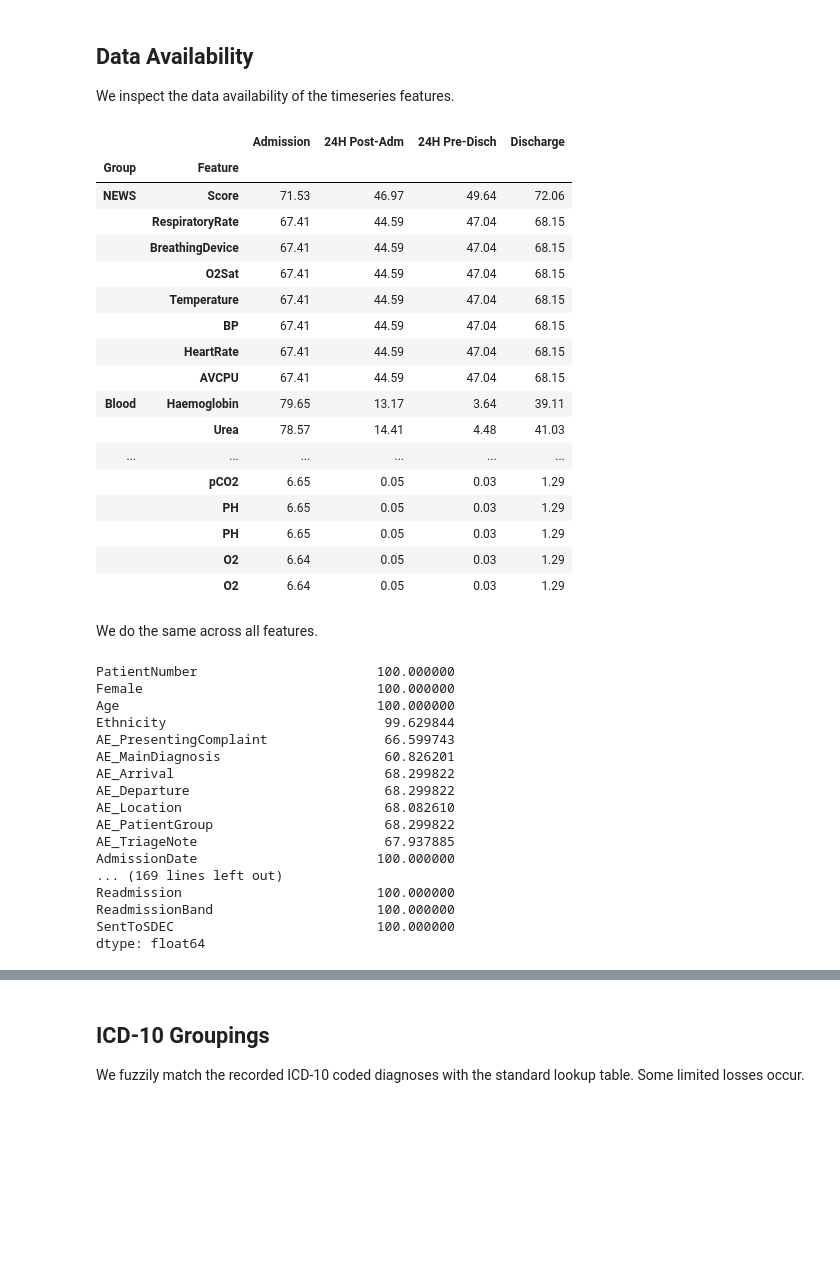
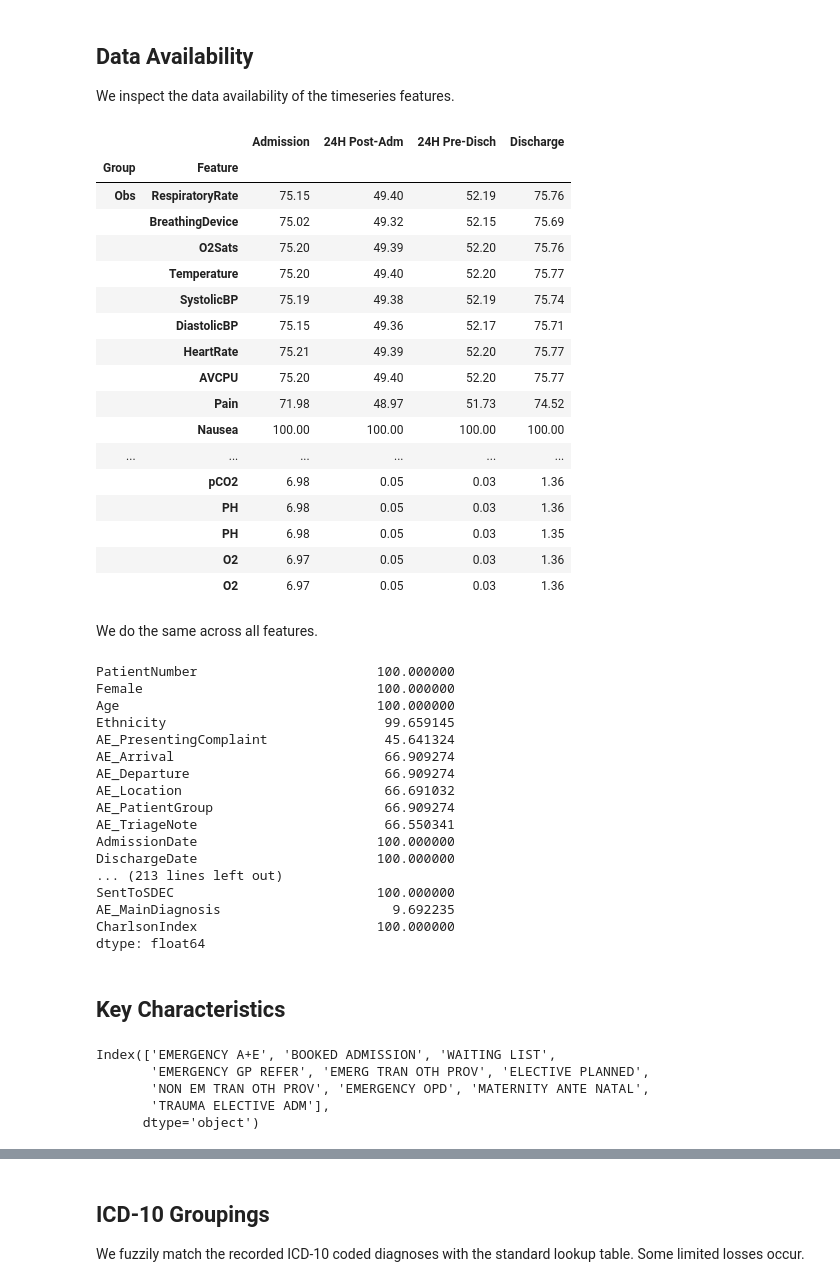
Before and after one commit to steliosbl/acute-care-pathways, a Jupyter notebook: salford.ipynb, the cells around one changed output, grey strips where cells are left out. Cells and saved outputs as stored; diff of their text form; code cells hidden in the pictures; blank space fills up the shorter version.

```diff
--- a/salford.ipynb
+++ b/salford.ipynb
@@ -24,16 +24,16 @@ class Notebook:
 We load the raw dataset. We can extract the data from the original .xlsx files, but this takes ~20 minutes. We prefer to load the pre-extracted dataframe.
 # %%
 def load_salford_from_excel():
-    infiles = [f'{Notebook.DATA_DIR}/part1.xlsx', f'{Notebook.DATA_DIR}/part2.xlsx']
+    infiles = [f'{Notebook.DATA_DIR}/v2/part1.xlsx', f'{Notebook.DATA_DIR}/v2/part2.xlsx']
     xlsx = [pd.read_excel(_) for _ in infiles]
     df = pd.concat(xlsx)
-    df.to_hdf(f'{Notebook.DATA_DIR}/raw.h5', 'table')
+    df.to_hdf(f'{Notebook.DATA_DIR}/raw_v2.h5', 'table')
     return df
 
 if Notebook.FROM_EXCEL:
     sal_raw = load_salford_from_excel()
 else:
-    sal_raw = pd.read_hdf(f'{Notebook.DATA_DIR}/raw.h5', 'table')
+    sal_raw = pd.read_hdf(f'{Notebook.DATA_DIR}/raw_v2.h5', 'table')
 # %% [markdown]
 We load the raw dataframe into a SalfordData instance. Calling `from_raw` also performs the basic pre-processing steps for us. Calling `augment_derive_all` augments the dataset with some composite features, such as critical care and mortality outcomes or identifying readmissions.
 # %%
@@ -48,34 +48,34 @@ We inspect the data availability of the timeseries features.
 # %%
 timeseries_availability = (pd.DataFrame([(
         feature.split('_')[0],
         feature.split('_')[1],
         sal[cols[0]].notna().sum(),
         sal[cols[1]].notna().sum(),
         sal[cols[2]].notna().sum(),
         sal[cols[3]].notna().sum()
     ) for feature, cols in SalfordTimeseries.items()],
     columns=['Group', 'Feature', 'Admission', '24H Post-Adm', '24H Pre-Disch', 'Discharge']
 ).set_index(['Group', 'Feature'])/sal.shape[0]*100).round(2)
-timeseries_availability.loc[['NEWS', 'Blood', 'VBG']]
+timeseries_availability.loc[['Obs', 'NEWS', 'Blood', 'VBG']]
 # %% [output]
 |  |  | Admission | 24H Post-Adm | 24H Pre-Disch | Discharge |
 | Group | Feature |  |  |  |  |
-| NEWS | Score | 71.53 | 46.97 | 49.64 | 72.06 |
-|  | RespiratoryRate | 67.41 | 44.59 | 47.04 | 68.15 |
-|  | BreathingDevice | 67.41 | 44.59 | 47.04 | 68.15 |
-|  | O2Sat | 67.41 | 44.59 | 47.04 | 68.15 |
-|  | Temperature | 67.41 | 44.59 | 47.04 | 68.15 |
-|  | BP | 67.41 | 44.59 | 47.04 | 68.15 |
-|  | HeartRate | 67.41 | 44.59 | 47.04 | 68.15 |
-|  | AVCPU | 67.41 | 44.59 | 47.04 | 68.15 |
-| Blood | Haemoglobin | 79.65 | 13.17 | 3.64 | 39.11 |
-|  | Urea | 78.57 | 14.41 | 4.48 | 41.03 |
+| Obs | RespiratoryRate | 75.15 | 49.40 | 52.19 | 75.76 |
+|  | BreathingDevice | 75.02 | 49.32 | 52.15 | 75.69 |
+|  | O2Sats | 75.20 | 49.39 | 52.20 | 75.76 |
+|  | Temperature | 75.20 | 49.40 | 52.20 | 75.77 |
+|  | SystolicBP | 75.19 | 49.38 | 52.19 | 75.74 |
+|  | DiastolicBP | 75.15 | 49.36 | 52.17 | 75.71 |
+|  | HeartRate | 75.21 | 49.39 | 52.20 | 75.77 |
+|  | AVCPU | 75.20 | 49.40 | 52.20 | 75.77 |
+|  | Pain | 71.98 | 48.97 | 51.73 | 74.52 |
+|  | Nausea | 100.00 | 100.00 | 100.00 | 100.00 |
 | ... | ... | ... | ... | ... | ... |
-|  | pCO2 | 6.65 | 0.05 | 0.03 | 1.29 |
-|  | PH | 6.65 | 0.05 | 0.03 | 1.29 |
-|  | PH | 6.65 | 0.05 | 0.03 | 1.29 |
-|  | O2 | 6.64 | 0.05 | 0.03 | 1.29 |
-|  | O2 | 6.64 | 0.05 | 0.03 | 1.29 |
+|  | pCO2 | 6.98 | 0.05 | 0.03 | 1.36 |
+|  | PH | 6.98 | 0.05 | 0.03 | 1.36 |
+|  | PH | 6.98 | 0.05 | 0.03 | 1.35 |
+|  | O2 | 6.97 | 0.05 | 0.03 | 1.36 |
+|  | O2 | 6.97 | 0.05 | 0.03 | 1.36 |
 # %%
 # print(timeseries_availability.to_latex(escape=False, index=True, multirow=True, formatters=[
 #     lambda x: f'${x:.2f}\%$' for _ in range(4)
@@ -89,17 +89,27 @@ with pd.option_context('display.max_rows', None, 'display.max_columns', None):
 PatientNumber                       100.000000
 Female                              100.000000
 Age                                 100.000000
-Ethnicity                            99.629844
-AE_PresentingComplaint               66.599743
-AE_MainDiagnosis                     60.826201
-AE_Arrival                           68.299822
-AE_Departure                         68.299822
-AE_Location                          68.082610
-AE_PatientGroup                      68.299822
-AE_TriageNote                        67.937885
+Ethnicity                            99.659145
+AE_PresentingComplaint               45.641324
+AE_Arrival                           66.909274
+AE_Departure                         66.909274
+AE_Location                          66.691032
+AE_PatientGroup                      66.909274
+AE_TriageNote                        66.550341
 AdmissionDate                       100.000000
-... (169 lines left out)
-Readmission                         100.000000
-ReadmissionBand                     100.000000
+DischargeDate                       100.000000
+... (213 lines left out)
 SentToSDEC                          100.000000
+AE_MainDiagnosis                      9.692235
+CharlsonIndex                       100.000000
 dtype: float64
+# %% [markdown]
+## Key Characteristics
+# %%
+sal.AdmitMethod.value_counts().index
+# %% [output]
+Index(['EMERGENCY A+E', 'BOOKED ADMISSION', 'WAITING LIST',
+       'EMERGENCY GP REFER', 'EMERG TRAN OTH PROV', 'ELECTIVE PLANNED',
+       'NON EM TRAN OTH PROV', 'EMERGENCY OPD', 'MATERNITY ANTE NATAL',
+       'TRAUMA ELECTIVE ADM'],
+      dtype='object')
```
Also changed, not shown: parts of 16 cells of this notebook, 5 other files.
